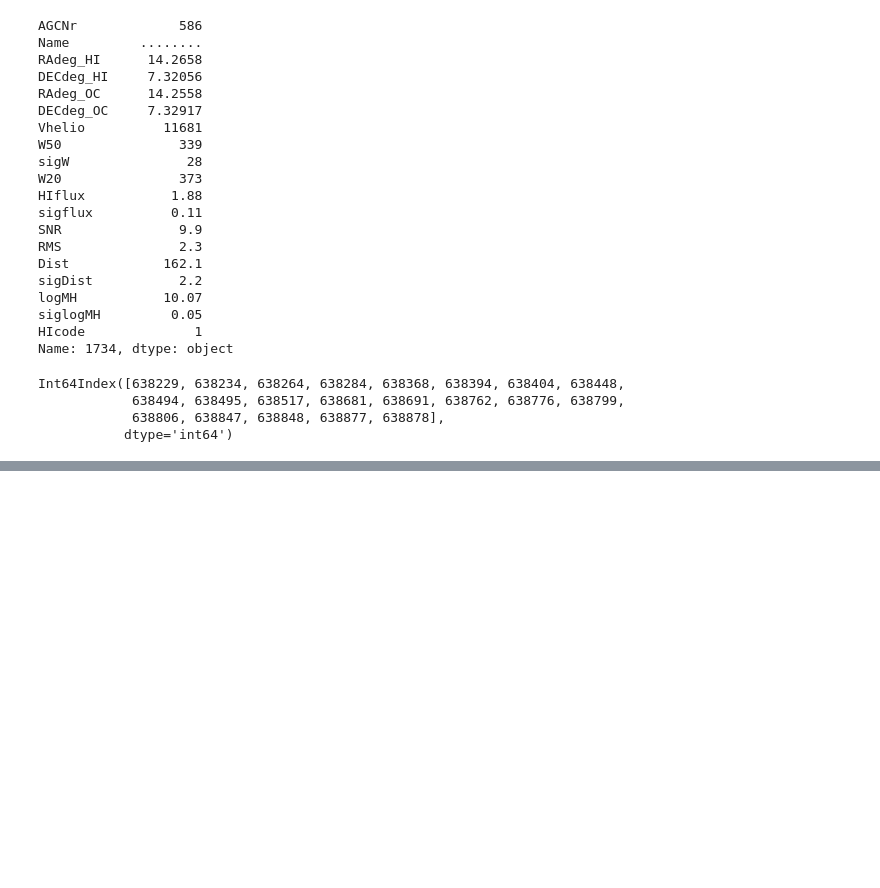
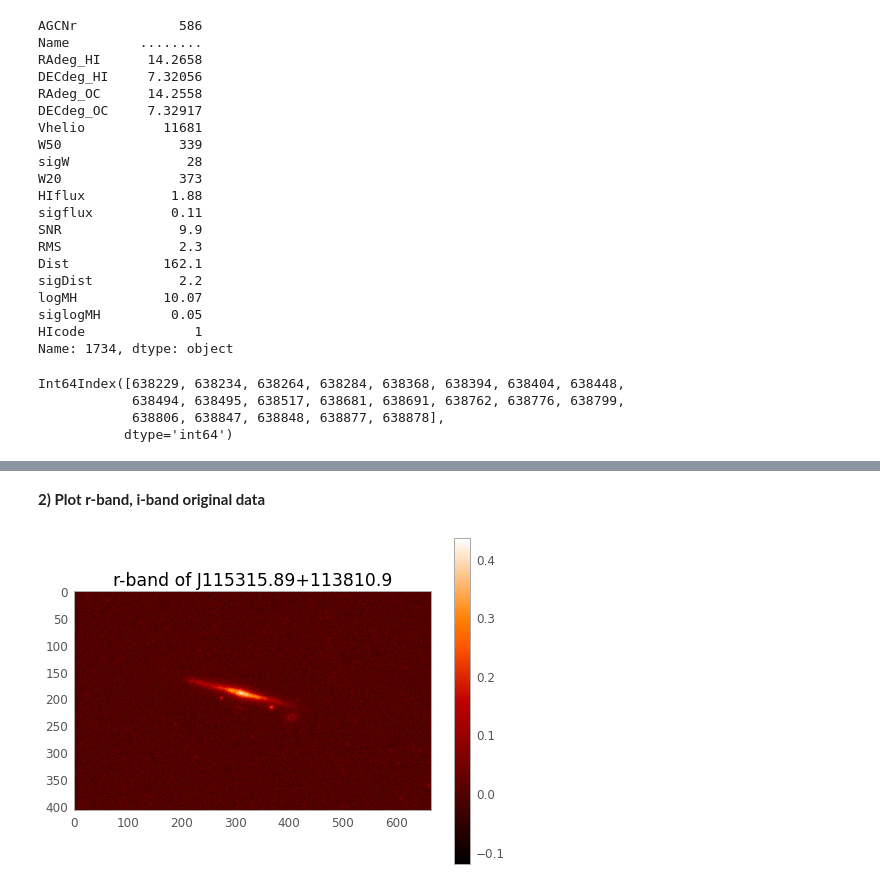
Before and after one commit to Axect/Galmorph, a Jupyter notebook: data_analysis.ipynb, the cells around one changed output, grey strips where cells are left out. Saved outputs shown, nothing was run; the diff lists cells and outputs as text; code cells hidden in the pictures; blank space fills up the shorter version.

```diff
--- a/data_analysis.ipynb
+++ b/data_analysis.ipynb
@@ -364,0 +224,3 @@ plt.show()
+# %%
+new_img_file = fits.open("images/J115315.89+113810.9-145-atlas-0.fits")
+new_img_file.info()
@@ -364,0 +237,12 @@ plt.show()
+# %% [markdown]
+**2) Plot r-band, i-band original data**
+# %%
+# r-band
+plt.figure()
+plt.title("r-band of J115315.89+113810.9")
+plt.imshow(new_img_file[2].data)
+plt.colorbar()
+plt.grid(False)
+plt.show()
+# %% [output]
+[figure, added]
```
Also changed, not shown: parts of 72 cells of this notebook.
